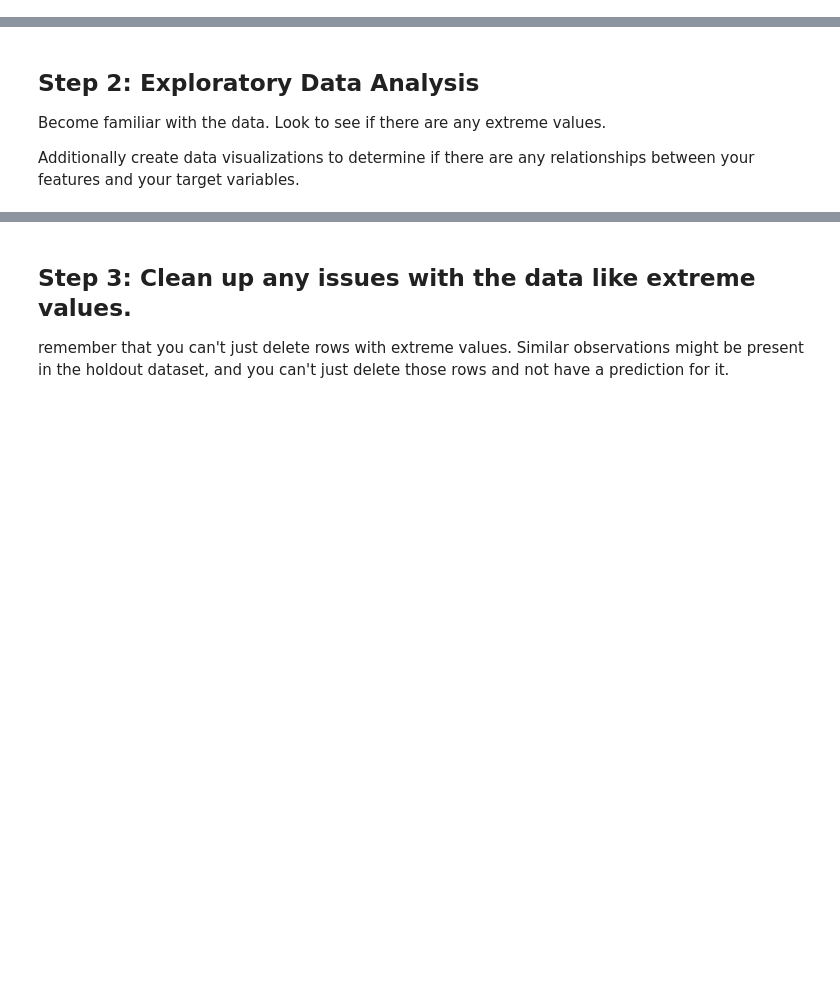
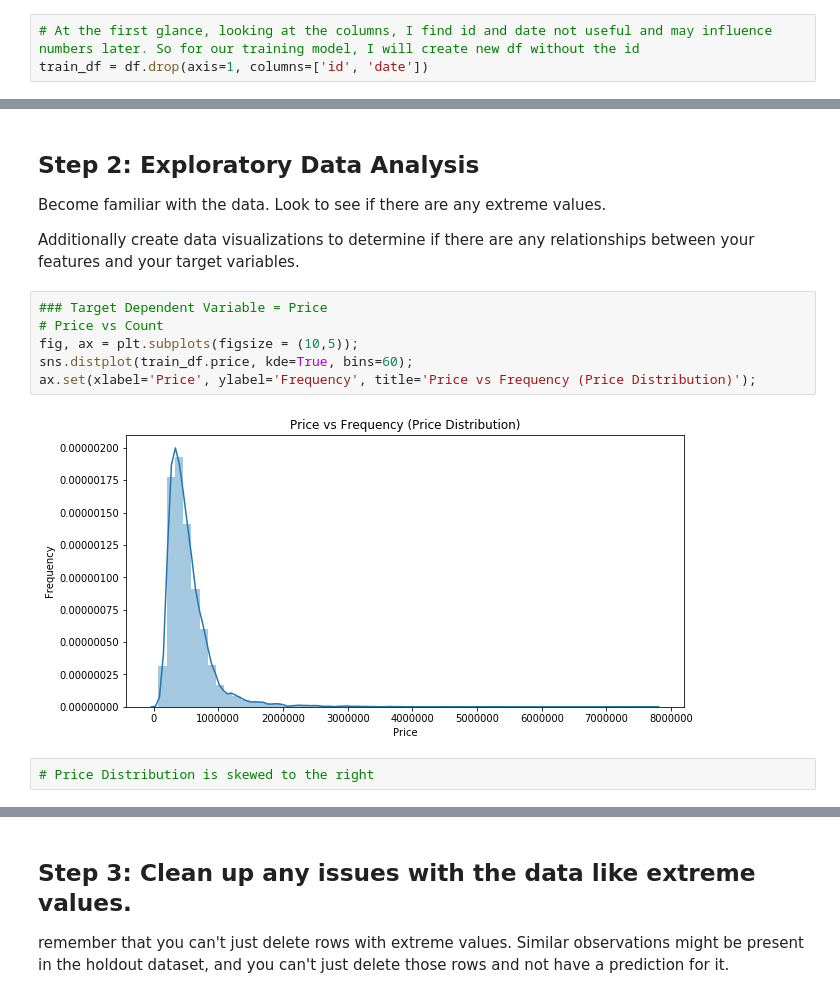
Before and after one commit to wooyounghong/House_price_predictions_bakeoff, a Jupyter notebook: Wayne_Modeling_Process.ipynb, the cells around one changed output, grey strips where cells are left out. Drawn from its saved outputs; the diff is of its cells as text; blank space fills up the shorter version.

```diff
--- a/Wayne_Modeling_Process.ipynb
+++ b/Wayne_Modeling_Process.ipynb
@@ -34,0 +73,3 @@ Index(['id', 'date', 'price', 'bedrooms', 'bathrooms', 'sqft_living',
+# %%
+# At the first glance, looking at the columns, I find id and date not useful and may influence numbers later. So for our training model, I will create new df without the id
+train_df = df.drop(axis=1, columns=['id', 'date'])
@@ -38,3 +98,13 @@ Index(['id', 'date', 'price', 'bedrooms', 'bathrooms', 'sqft_living',
 Become familiar with the data.  Look to see if there are any extreme values.
 
 Additionally create data visualizations to determine if there are any relationships between your features and your target variables.
+# %%
+### Target Dependent Variable = Price
+# Price vs Count
+fig, ax = plt.subplots(figsize = (10,5));
+sns.distplot(train_df.price, kde=True, bins=60);
+ax.set(xlabel='Price', ylabel='Frequency', title='Price vs Frequency (Price Distribution)');
+# %% [output]
+[figure, added]
+# %%
+# Price Distribution is skewed to the right
```
Also changed, not shown: parts of 43 cells of this notebook.
